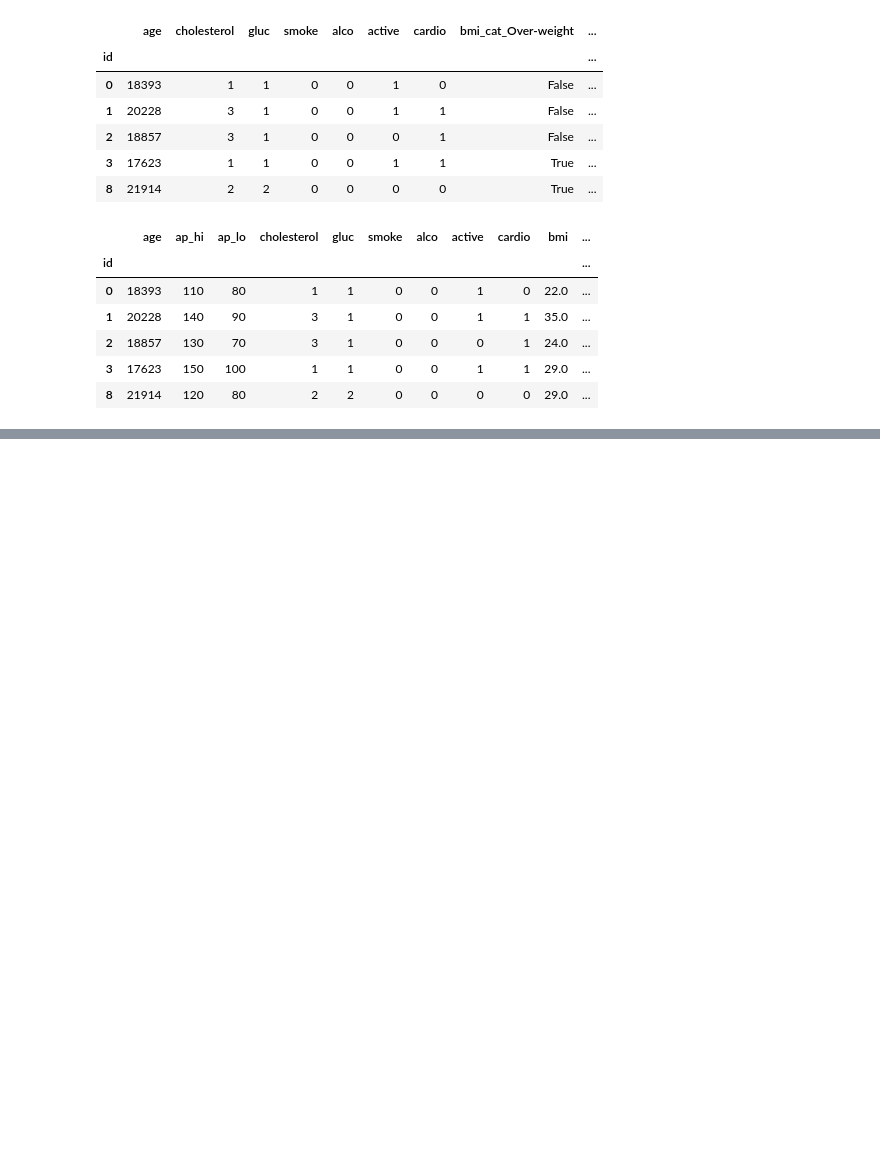
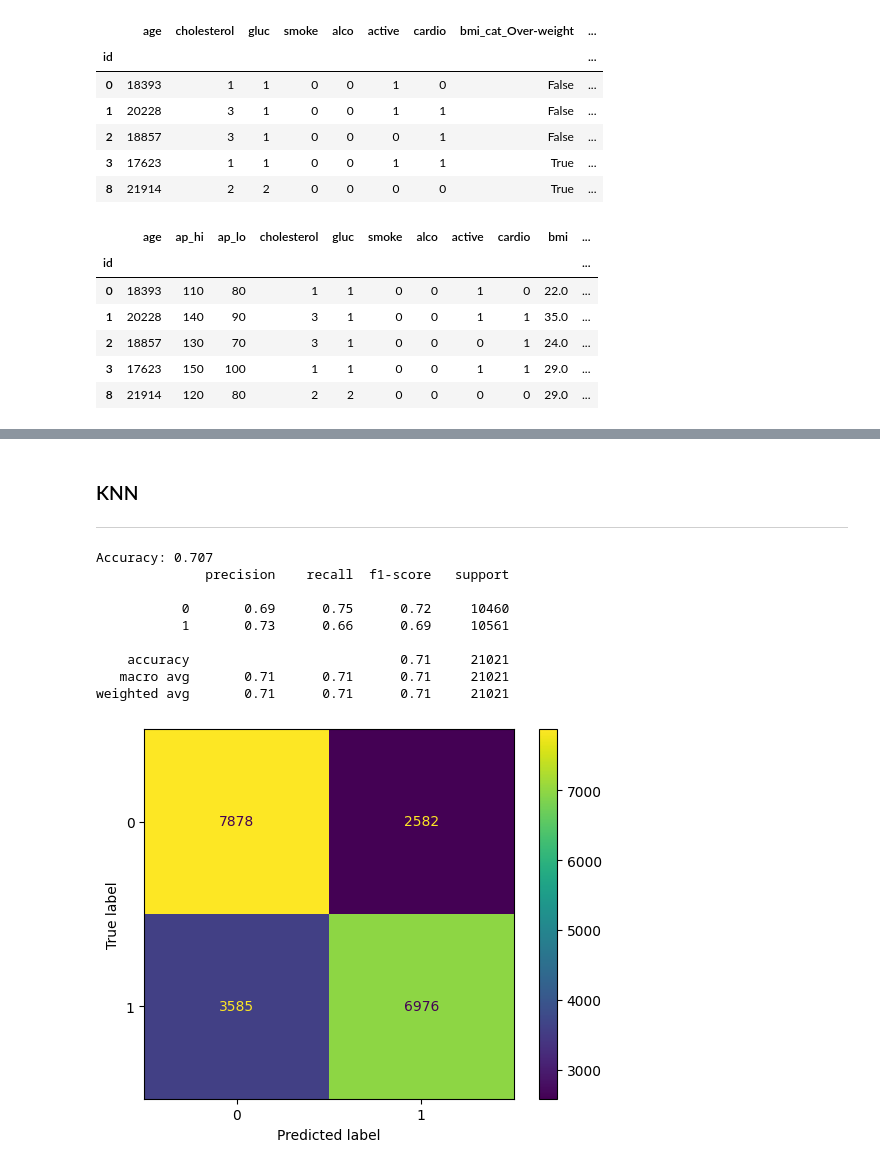
Before and after one commit to S1gge/Machine-Learning-Medical-Prediction, a Jupyter notebook: Lab_01/Report.ipynb, the cells around one changed output, grey strips where cells are left out. Drawn from its saved outputs; the diff is of its cells as text; code cells hidden in the pictures; blank space fills up the shorter version.

```diff
--- a/Lab_01/Report.ipynb
+++ b/Lab_01/Report.ipynb
@@ -193,0 +231,16 @@ df_m_02.head()
+# %% [markdown]
+### KNN
+---
+# %%
+model.KNN(MinMaxScaler())
+# %% [output]
+Accuracy: 0.707
+              precision    recall  f1-score   support
+
+           0       0.69      0.75      0.72     10460
+           1       0.73      0.66      0.69     10561
+
+    accuracy                           0.71     21021
+   macro avg       0.71      0.71      0.71     21021
+weighted avg       0.71      0.71      0.71     21021
+[figure, added]
```
Also changed, not shown: parts of 35 cells of this notebook, 3 other files.
